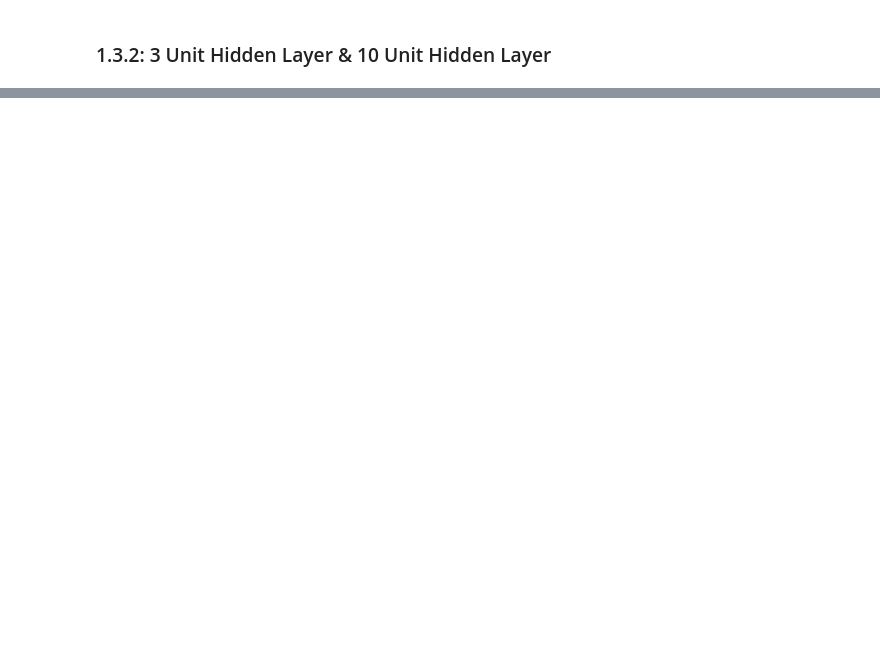
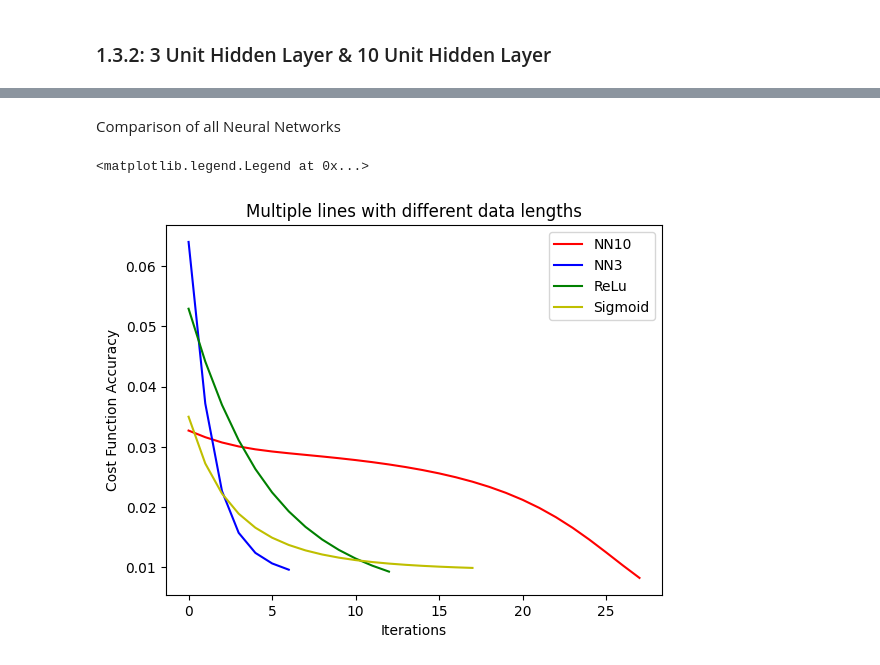
Before and after one commit to tyler-sales/cogsci131, a Jupyter notebook: NeuralNetsSummer23.ipynb, the cells around one changed output, grey strips where cells are left out. Cells and saved outputs as stored; diff of their text form; code cells hidden in the pictures; blank space fills up the shorter version.

```diff
--- a/NeuralNetsSummer23.ipynb
+++ b/NeuralNetsSummer23.ipynb
@@ -414,0 +558,22 @@ class Neural_Network_10(Neural_Network):
+# %% [markdown]
+Comparison of all Neural Networks
+# %%
+#x_axis = np.arange(0, max([iterations_NN10, iterations_NN3, iterations_relu, iterations_sigmoid]) + 1)
+
+# Create a single figure and axes
+fig, ax = plt.subplots()
+
+# Plot the first line
+ax.plot(np.arange(0, iterations_NN10 + 1), cfa_NN10, label='NN10', color='r')
+ax.plot(np.arange(0, iterations_NN3 + 1), cfa_NN3, label='NN3', color='b')
+ax.plot(np.arange(0, iterations_relu + 1), cfa_relu, label='ReLu', color='g')
+ax.plot(np.arange(0, iterations_sigmoid + 1), cfa_sigmoid, label='Sigmoid', color='y')
+
+# Add labels, title, and legend
+ax.set_xlabel('Iterations')
+ax.set_ylabel('Cost Function Accuracy')
+ax.set_title('Multiple lines with different data lengths')
+ax.legend()
+# %% [output]
+<matplotlib.legend.Legend at 0x...>
+[figure, added]
```
Also changed, not shown: parts of 19 cells of this notebook.
